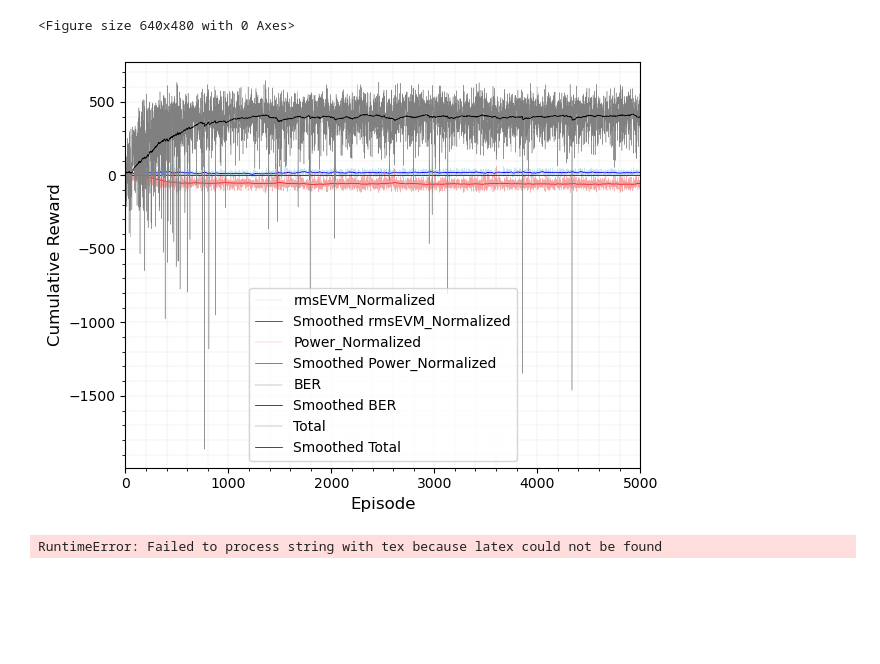
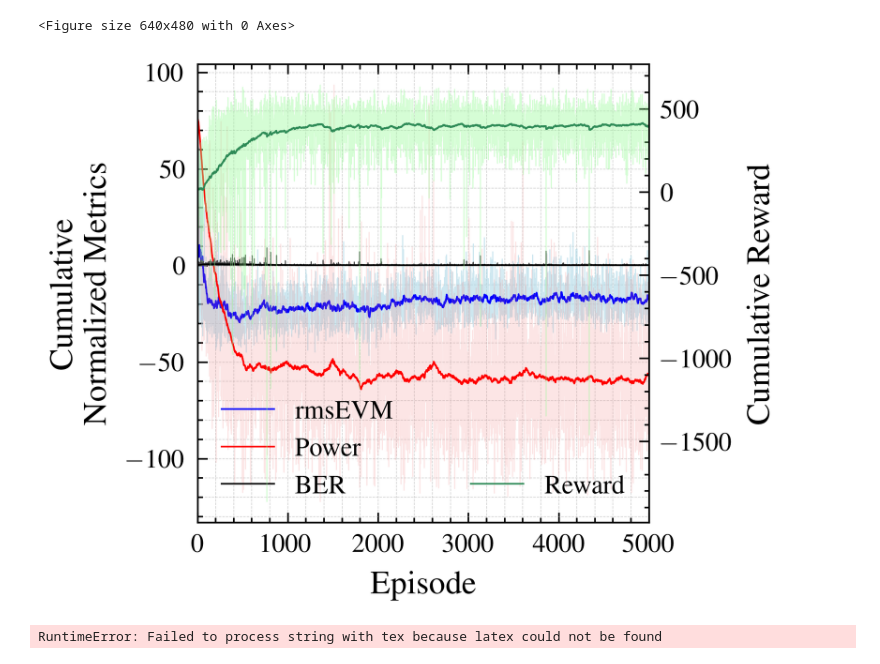
Before and after one commit to AbdiMohammad/RadioRTML_DQN, a Jupyter notebook: dqn.ipynb, the cells around one changed output. Saved outputs shown, nothing was run; the diff lists cells and outputs as text; code cells hidden in the pictures; blank space fills up the shorter version.

Commit message:
chore: change cumulative metrics plot

```diff
--- a/dqn.ipynb
+++ b/dqn.ipynb
@@ -19,7 +19,7 @@ import torch.nn.functional as F
 
 from dataset import rf_env
 
-dataset_dir = "../dataset/DataCollection0/"
+dataset_dir = "/media/mohammad/Data/datasets/radiortml/DataCollection0/"
 save_dir = "experiments/experiment_3"
 
 env = rf_env(dataset_dir)
@@ -326,52 +326,61 @@ plt.show()
 # %%
 def smooth_data(data, smoothing_factor=0.9):
     """Applies exponential smoothing to the data."""
     smoothed_data = [data[0]]  # start with the first value
     for i in range(1, len(data)):
         smoothed_value = smoothing_factor * smoothed_data[-1] + (1 - smoothing_factor) * data[i]
         smoothed_data.append(smoothed_value)
     return smoothed_data
 
 import scienceplots
 import numpy as np
-# plt.style.use(['science','ieee'])
-plt.style.use('default')
+plt.style.use(['science','ieee'])
+# plt.style.use('default')
 
 # Smooth the data
-rmsEVM_Normalized_smooth = smooth_data(cumulative_rewards['rmsEVM_Normalized'], 0.95)
+rmsEVM_Normalized_smooth = smooth_data(cumulative_rewards_experiment_1['rmsEVM_Normalized'], 0.95)
 Power_Normalized_smooth = smooth_data(cumulative_rewards['Power_Normalized'], 0.99)
 BER_smooth = smooth_data(cumulative_rewards['BER'], 0.99)
 Total_smooth = smooth_data(cumulative_rewards['Total'], 0.99)
 
 # Set up the figure
-plt.figure()
+fig, ax1 = plt.subplots()
 
-plt.plot(cumulative_rewards['rmsEVM_Normalized'], label="rmsEVM_Normalized", linestyle="-", color="lightblue", linewidth=0.3, alpha=0.7)
-plt.plot(rmsEVM_Normalized_smooth, label="Smoothed rmsEVM_Normalized", linestyle="-", color="blue", linewidth=0.5)
+ax1.plot(cumulative_rewards_experiment_1['rmsEVM_Normalized'], linestyle="-", color="lightblue", linewidth=0.3, alpha=0.6)
+ax1.plot(rmsEVM_Normalized_smooth, label="rmsEVM", linestyle="-", color="blue", linewidth=0.5)
 
-plt.plot(cumulative_rewards['Power_Normalized'], label="Power_Normalized", linestyle="-", color="lightcoral", linewidth=0.3, alpha=0.7)
-plt.plot(Power_Normalized_smooth, label="Smoothed Power_Normalized", linestyle="-", color="red", linewidth=0.5)
+ax1.plot(cumulative_rewards['Power_Normalized'], linestyle="-", color="lightcoral", linewidth=0.3, alpha=0.2)
+ax1.plot(Power_Normalized_smooth, label="Power", linestyle="-", color="red", linewidth=0.5)
 
-plt.plot(cumulative_rewards['BER'], label="BER", linestyle="-", color="gray", linewidth=0.3, alpha=1)
-plt.plot(BER_smooth, label="Smoothed BER", linestyle="-", color="black", linewidth=0.5)
-
-plt.plot(cumulative_rewards['Total'], label="Total", linestyle="-", color="gray", linewidth=0.3, alpha=1)
-plt.plot(Total_smooth, label="Smoothed Total", linestyle="-", color="black", linewidth=0.5)
+ax1.plot(cumulative_rewards['BER'], linestyle="-", color="#4D4D4D", linewidth=0.3, alpha=1)
+ax1.plot(BER_smooth, label="BER", linestyle="-", color="black", linewidth=0.5)
 
 # Labels, title, and legend
-plt.xlabel("Episode", fontsize=12)
-plt.ylabel("Cumulative Reward", fontsize=12)
-plt.legend(loc="best")
+ax1.set_xlabel("Episode", fontsize=10)
+ax1.set_ylabel("Cumulative\nNormalized Metrics", fontsize=10)
+ax1.legend(loc="lower left")
 
 # Grid and aesthetic adjustments
-plt.grid(visible=True, which='both', linestyle='--', linewidth=0.2, alpha=0.7)
-plt.minorticks_on()  # Show minor ticks
-plt.tick_params(axis='both', which='major', labelsize=10)
+ax1.grid(visible=True, which='both', linestyle='--', linewidth=0.2, alpha=0.6)
+ax1.minorticks_on()  # Show minor ticks
+ax1.tick_params(axis='both', which='major', labelsize=8)
 
-plt.xlim([0, 5000])
+ax1.set_xlim(0, 5000)
+
+ax2 = ax1.twinx()
+
+ax2.plot(cumulative_rewards['Total'], linestyle="-", color="#98FB98", linewidth=0.3, alpha=0.4) # 98FB98
+ax2.plot(Total_smooth, label="Reward", linestyle="-", color="#2E8B57", linewidth=0.5) # 2ca02c
+
+ax2.set_ylabel("Cumulative Reward", fontsize=10)
+ax2.legend(loc="best")
+
+ax2.tick_params(axis='both', which='major', labelsize=8)
+ax2.set_xlim(0, 5000)
 
 # Save and show
-plt.tight_layout()
+fig.tight_layout()
 plt.show()
+fig.savefig(os.path.join(save_dir, "train_metrics.pdf"))
 # %% [output]
-[figure, old version]
+[figure, new version]
```
Also changed, not shown: parts of 1 cell of this notebook, 8 other files.
